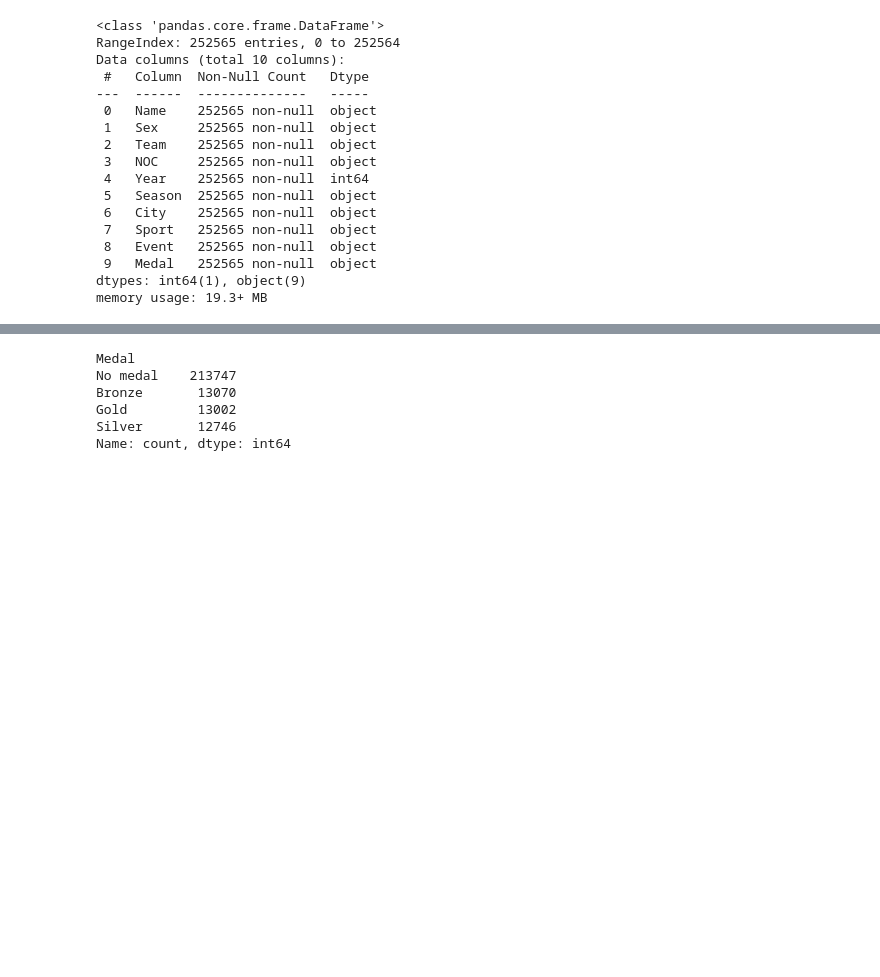
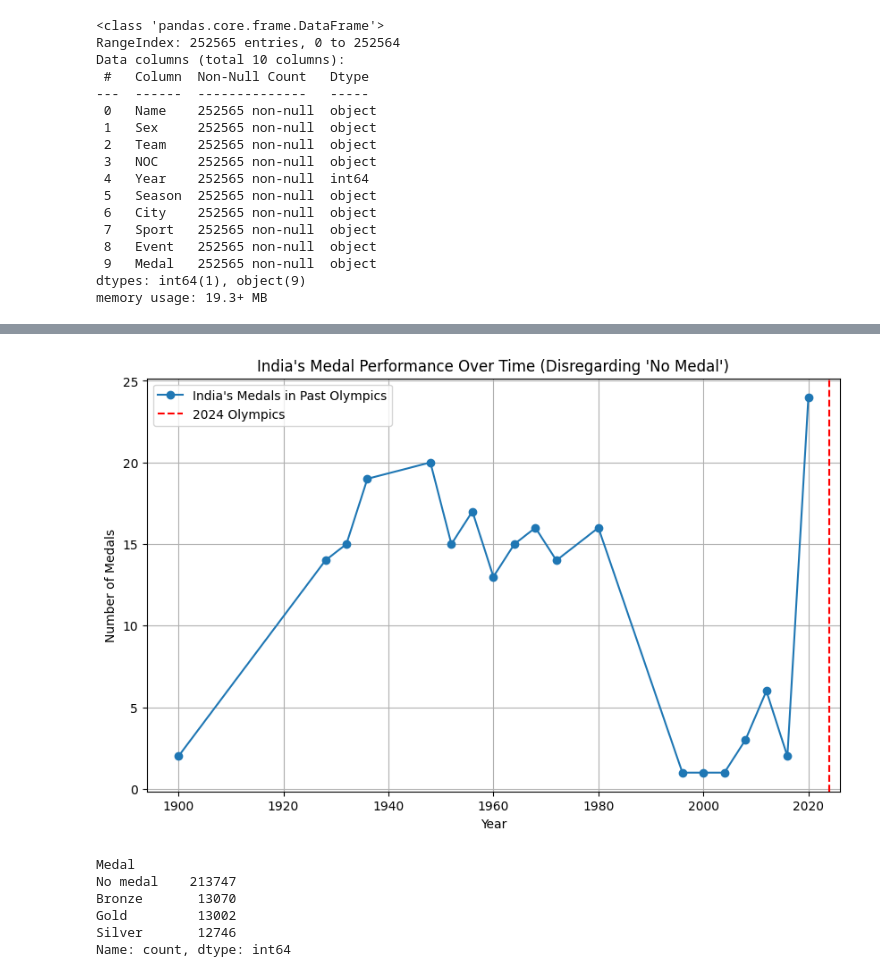
Before and after one commit to PrasoonAZ/ML-Assignment-1-OLympics-Database, a Jupyter notebook: ML_Assignment.ipynb, the cells around one changed output, grey strips where cells are left out. Saved outputs shown, nothing was run; the diff lists cells and outputs as text; code cells hidden in the pictures; blank space fills up the shorter version.

```diff
--- a/ML_Assignment.ipynb
+++ b/ML_Assignment.ipynb
@@ -106,0 +217,7 @@ memory usage: 19.3+ MB
+# %%
+india_past_years = df_olympics[(df_olympics['Team'] == 'India') & (df_olympics['Year'] < 2024)]
+india_past_medals = india_past_years[india_past_years['Medal'] != 'No medal']
+
+india_medals_by_year = india_past_medals.groupby('Year')['Medal'].count()
+
+print(india_medals_by_year)
@@ -107,3 +242,16 @@ memory usage: 19.3+ MB
+# %%
+plt.figure(figsize=(10, 6))
+plt.plot(india_medals_by_year.index, india_medals_by_year.values, marker='o', label="India's Medals in Past Olympics")
+plt.axvline(x=2024, color='red', linestyle='--', label='2024 Olympics')
+
+plt.title("India's Medal Performance Over Time (Disregarding 'No Medal')")
+plt.xlabel('Year')
+plt.ylabel('Number of Medals')
+plt.legend()
+plt.grid(True)
+plt.show()
+# %% [output]
+[figure, added]
 # %%
 '''
 Performing univariate analysis on the 'Medal' column of the df_olympics dataset.
```
Also changed, not shown: parts of 11 cells of this notebook.
